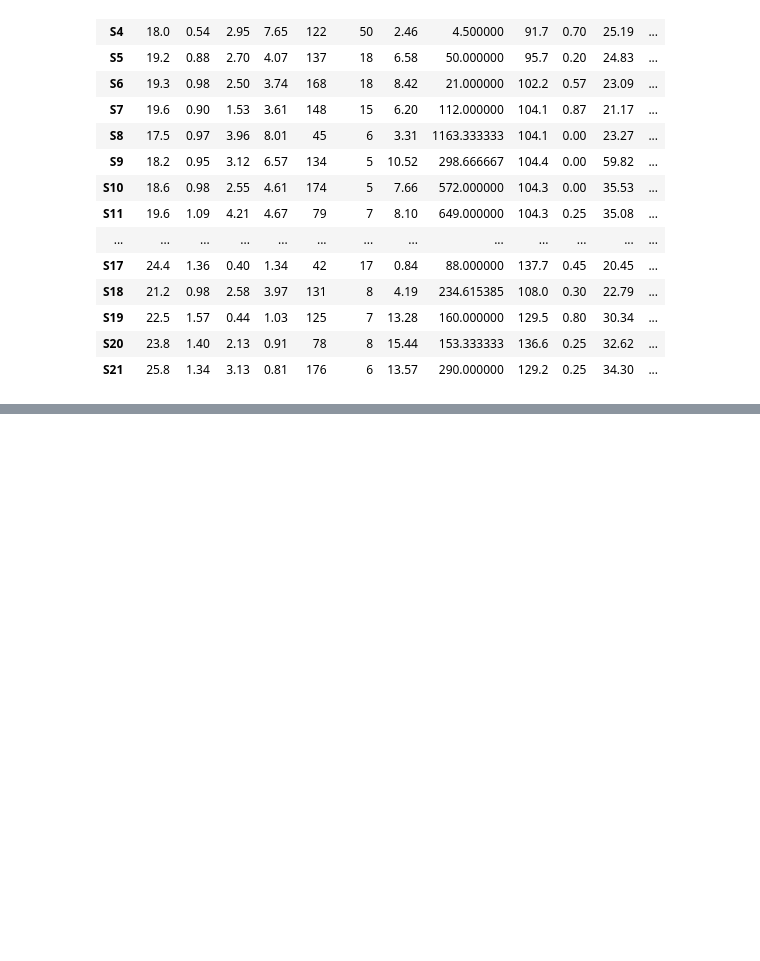
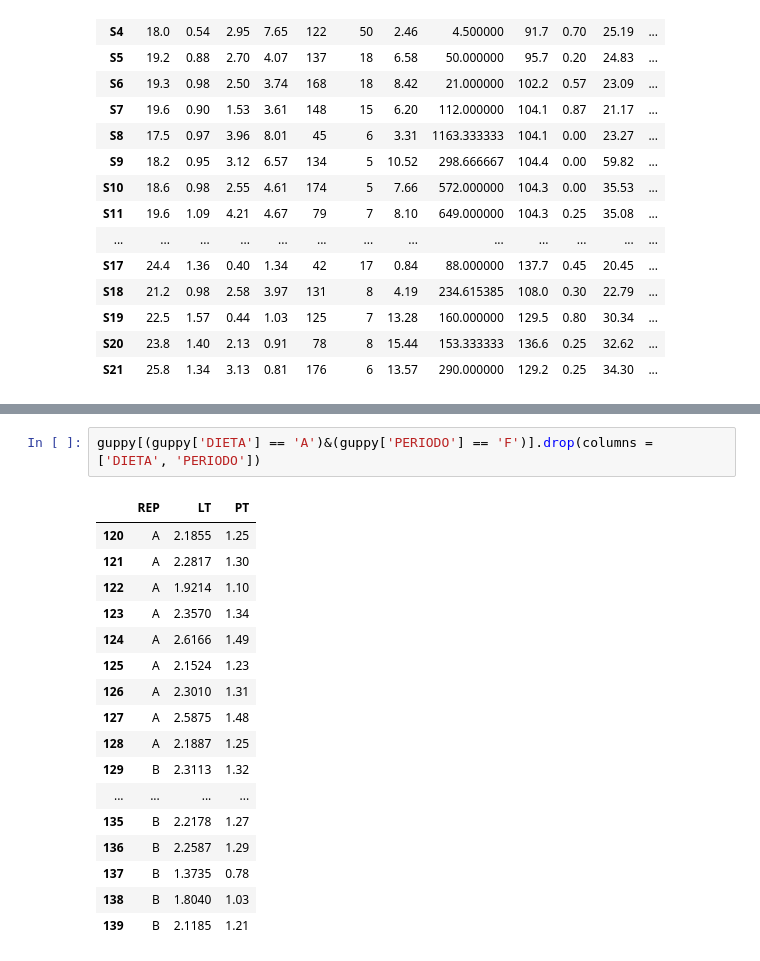
Before and after one commit to ArturoBell/py_biol, a Jupyter notebook: c04_pandas.ipynb, the cells around one changed output, grey strips where cells are left out. Saved outputs shown, nothing was run; the diff lists cells and outputs as text; blank space fills up the shorter version.

```diff
--- a/c04_pandas.ipynb
+++ b/c04_pandas.ipynb
@@ -500,0 +623,20 @@ fq[mask]
+# %%
+guppy[(guppy['DIETA'] == 'A')&(guppy['PERIODO'] == 'F')].drop(columns = ['DIETA', 'PERIODO'])
+# %% [output]
+|  | REP | LT | PT |
+| 120 | A | 2.1855 | 1.25 |
+| 121 | A | 2.2817 | 1.30 |
+| 122 | A | 1.9214 | 1.10 |
+| 123 | A | 2.3570 | 1.34 |
+| 124 | A | 2.6166 | 1.49 |
+| 125 | A | 2.1524 | 1.23 |
+| 126 | A | 2.3010 | 1.31 |
+| 127 | A | 2.5875 | 1.48 |
+| 128 | A | 2.1887 | 1.25 |
+| 129 | B | 2.3113 | 1.32 |
+| ... | ... | ... | ... |
+| 135 | B | 2.2178 | 1.27 |
+| 136 | B | 2.2587 | 1.29 |
+| 137 | B | 1.3735 | 0.78 |
+| 138 | B | 1.8040 | 1.03 |
+| 139 | B | 2.1185 | 1.21 |
```
Also changed, not shown: parts of 77 cells of this notebook.
